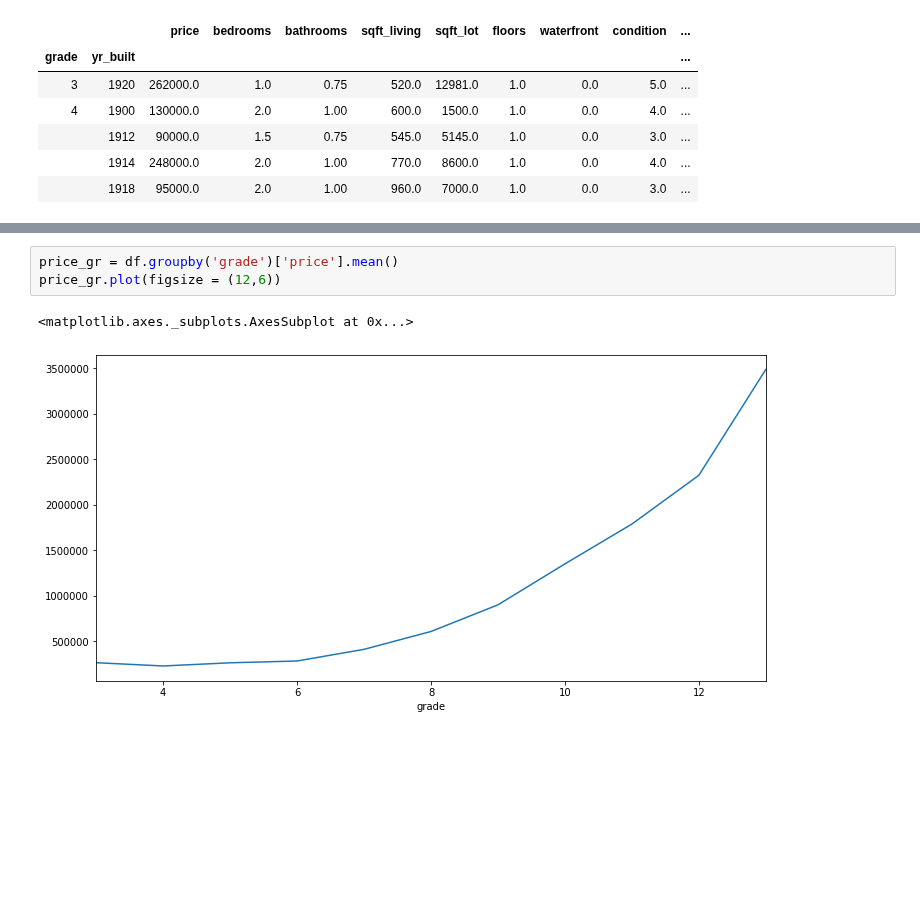
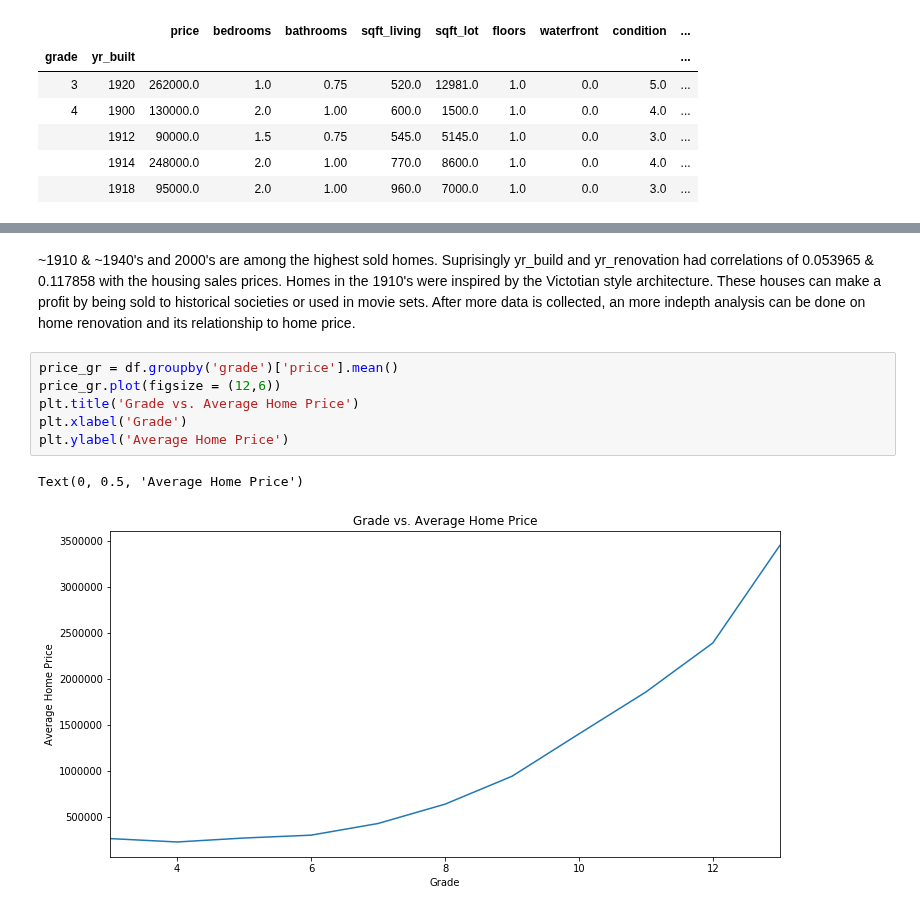
Before and after one commit to EricaSG/dsc-mod-2-project-v2-1-onl01-dtsc-ft-041320, a Jupyter notebook: Question3.ipynb, the cells around one changed output, grey strips where cells are left out. Saved outputs shown, nothing was run; the diff lists cells and outputs as text; blank space fills up the shorter version.

```diff
--- a/Question3.ipynb
+++ b/Question3.ipynb
@@ -154,6 +148,12 @@ Text(0, 0.5, 'Average Home Price')
+# %% [markdown]
+~1910 & ~1940's and 2000's are among the highest sold homes. Suprisingly yr_build and yr_renovation had correlations of 0.053965 & 0.117858 with the housing sales prices.
+Homes in the 1910's were inspired by the Victotian style architecture. These houses can make a profit by being sold to historical societies or used in movie sets. After more data is collected, an more indepth analysis can be done on home renovation and its relationship to home price.
 # %%
 price_gr = df.groupby('grade')['price'].mean()
 price_gr.plot(figsize = (12,6))
+plt.title('Grade vs. Average Home Price')
+plt.xlabel('Grade')
+plt.ylabel('Average Home Price')
 # %% [output]
-<matplotlib.axes._subplots.AxesSubplot at 0x...>
+Text(0, 0.5, 'Average Home Price')
-[figure, old version]
+[figure, new version]
```
Also changed, not shown: parts of 16 cells of this notebook.
